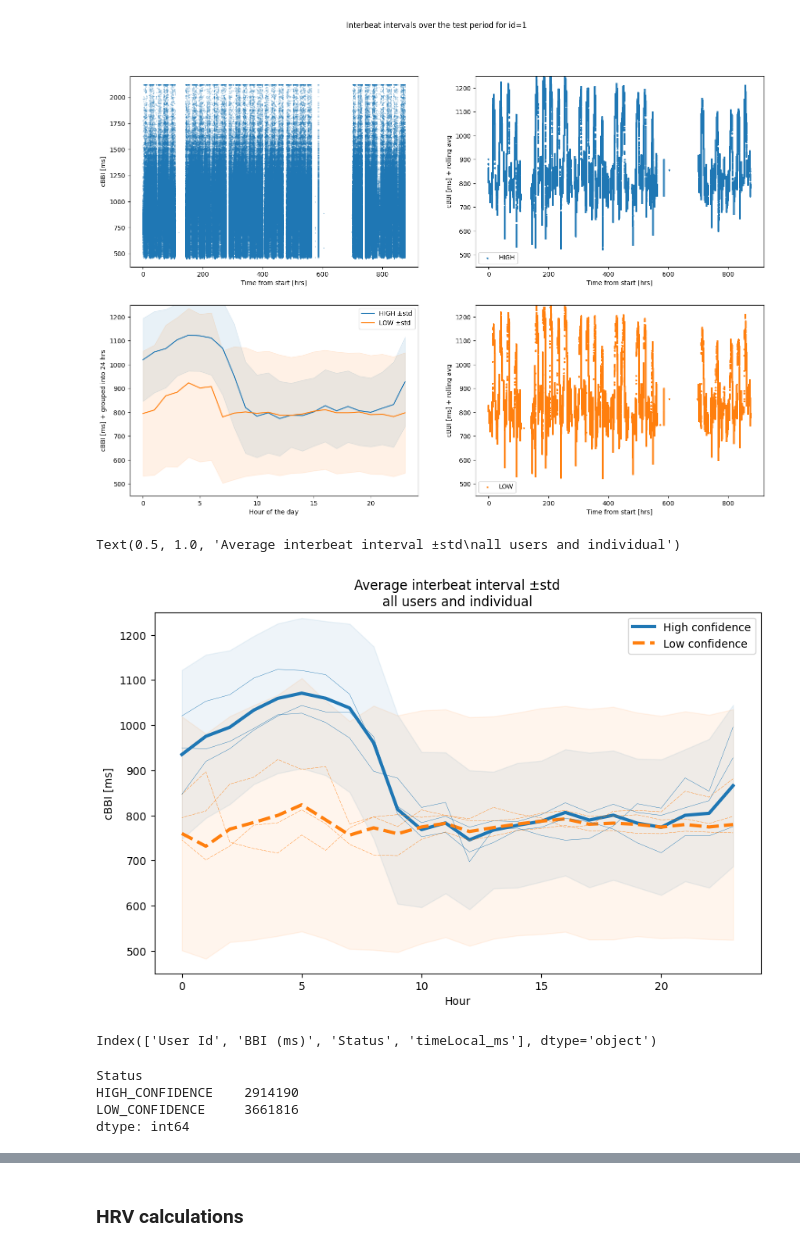
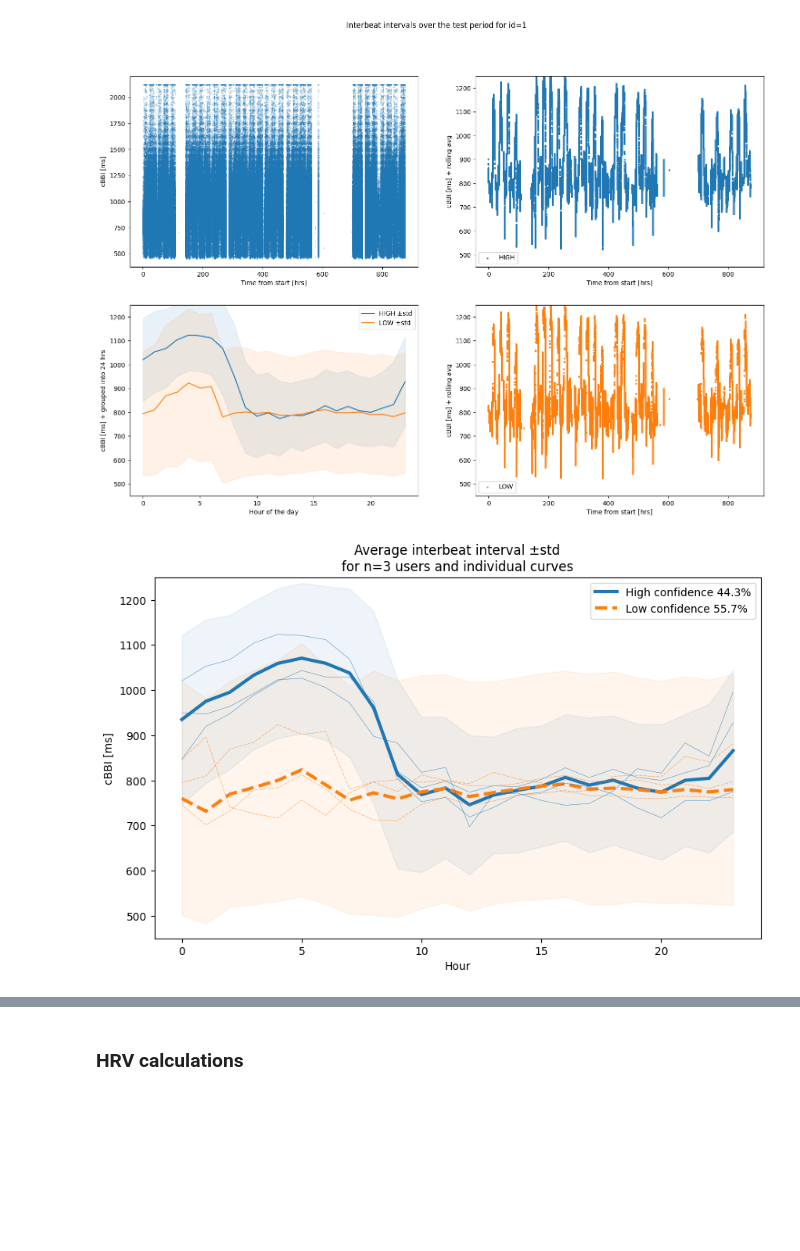
Before and after one commit to mol2people/tiktok_hrv, a Jupyter notebook: eda_hrv.ipynb, the cells around one changed output, grey strips where cells are left out. Saved outputs shown, nothing was run; the diff lists cells and outputs as text; code cells hidden in the pictures; blank space fills up the shorter version.

Commit message:
addd fig on percent high vs low confidence measurements grouped by hour of day

```diff
--- a/eda_hrv.ipynb
+++ b/eda_hrv.ipynb
@@ -178,10 +178,9 @@ df.groupby('Status')['BBI (ms)']\
 ref_norm = scipy.stats.norm.rvs(loc=df['BBI (ms)'].mean(),
                                 scale=df['BBI (ms)'].std(),
                                 size=df.shape[0],random_state=1)
-f=lambda v: [np.min(v),
-             np.max(v),
-             np.mean(v),
+f=lambda v: [np.mean(v),
              np.median(v),
+             np.mean(v)-np.median(v),
              np.std(v),
              scipy.stats.skew(v),
              scipy.stats.kurtosis(v)]
@@ -190,15 +189,15 @@ f=lambda v: [np.min(v),
 
 # in stratified (Status+User) data
 gr = df.groupby(['Status', 'User Id'])['BBI (ms)']\
-    .agg(['min','max','mean', 'median', 'std', 'skew', pd.Series.kurt])
+    .agg(['mean', 'median', lambda x: np.mean(x)-np.median(x) , 'std', 'skew', pd.Series.kurt])
 
 for status in ['HIGH_CONFIDENCE', 'LOW_CONFIDENCE']:
-    gr.loc[(status,'0+1+2'), :] = f(df.loc[df['Status']==status, 'BBI (ms)'])
-gr.loc[('HIGH+LOW','0+1+2'), :] = f(df['BBI (ms)']) # all data
-gr.loc[('REFERENCE','Normal'), :] = f(ref_norm) # ref dist all data
+    gr.loc[(status,'all'), :] = f(df.loc[df['Status']==status, 'BBI (ms)'])
+gr.loc[('HIGH+LOW','all'), :] = f(df['BBI (ms)']) # all data
+gr.loc[('HIGH+LOW','ref gaussian'), :] = f(ref_norm) # ref dist all data
 
 gr = gr.sort_index(inplace=False)
+gr.columns=['mean', 'median', 'mean-median', 'std', 'skew', 'kurt']
 
-gr.style.background_gradient(subset=['std','skew','kurt'], cmap='coolwarm')\
-    .format({k:'{:.0f}' for k in gr.columns})
+gr.style.background_gradient(subset=[ 'mean-median' ,'std','skew','kurt'], cmap='coolwarm').format({k:'{:.0f}' for k in gr.columns})
 # %% [output]
@@ -364,51 +363,41 @@ ax[1,0].set_ylim((450,1250))
 upper_clip=0.999
 fig,ax=plt.subplots(nrows=1, ncols=1, figsize=(10,6))
 hr=pd.to_datetime(df['timeLocal_ms'], unit='ms').dt.hour
+counts=round((100*df.groupby('Status').size()/len(df)), 1).to_dict()
 
 y=df.groupby([hr, 'Status'])['BBI (ms)']\
     .agg(lambda s: np.mean(s.clip(upper=q_h, lower=q_l))).unstack('Status')
 y_int=df.groupby([hr, 'Status'])['BBI (ms)']\
     .agg(lambda s: np.std(s.clip(upper=q_h, lower=q_l))).unstack('Status')
 
-ax.plot(y.index, y['HIGH_CONFIDENCE'], linewidth=3, linestyle='solid', c='tab:blue', label='High confidence')
-ax.plot(y.index, y['LOW_CONFIDENCE'], linewidth=3, linestyle='dashed', c='tab:orange', label='Low confidence')
+ax.plot(y.index, y['HIGH_CONFIDENCE'], linewidth=3, linestyle='solid', c='tab:blue', label=f'High confidence {counts.get('HIGH_CONFIDENCE')}%')
+ax.plot(y.index, y['LOW_CONFIDENCE'], linewidth=3, linestyle='dashed', c='tab:orange', label=f'Low confidence {counts.get('LOW_CONFIDENCE')}%')
 ax.fill_between(y.index, y['HIGH_CONFIDENCE']-y_int['HIGH_CONFIDENCE'], y['HIGH_CONFIDENCE']+y_int['HIGH_CONFIDENCE'], color='tab:blue', alpha=0.075)
 ax.fill_between(y.index, y['LOW_CONFIDENCE']-y_int['LOW_CONFIDENCE'], y['LOW_CONFIDENCE']+y_int['LOW_CONFIDENCE'], color='tab:orange', alpha=0.075)
 
 # plot individual user lines
 for user in df['User Id'].drop_duplicates():
     temp=df.loc[df['User Id']==user, :]
     q_h=temp['BBI (ms)'].quantile(upper_clip)
     q_l=temp['BBI (ms)'].quantile(1-upper_clip)
 
     y=temp.groupby([hr[temp.index], 'Status'])['BBI (ms)']\
         .agg(lambda s: np.mean(s.clip(upper=q_h, lower=q_l))).unstack('Status')
     for status in y.columns:
         if status=='HIGH_CONFIDENCE':
             linestyle='solid'
             c='tab:blue'
         else:
             linestyle=(5, (10, 3))
             c='tab:orange'
         ax.plot(y.index, y[status], linewidth=0.3, linestyle=linestyle, c=c)
 
 
 ax.legend()
 ax.set_ylabel('cBBI [ms]')
 ax.set_xlabel('Hour')
 ax.set_ylim((450,1250))
-ax.set_title(f'Average interbeat interval ±std\nall users and individual')
+ax.set_title(f'Average interbeat interval ±std\nfor n={df['User Id'].nunique()} users and individual curves')
+plt.savefig('low_vs_high 27.02.2026-15.04.2026 data.png')
 # %% [output]
-Text(0.5, 1.0, 'Average interbeat interval ±std\nall users and individual')
-[figure, old version]
+[figure, new version]
-# %%
-df.columns
-# %% [output]
-Index(['User Id', 'BBI (ms)', 'Status', 'timeLocal_ms'], dtype='object')
-# %%
-df.groupby('Status').size()
-# %% [output]
-Status
-HIGH_CONFIDENCE    2914190
-LOW_CONFIDENCE     3661816
-dtype: int64
```
Also changed, not shown: parts of 3 cells of this notebook.
